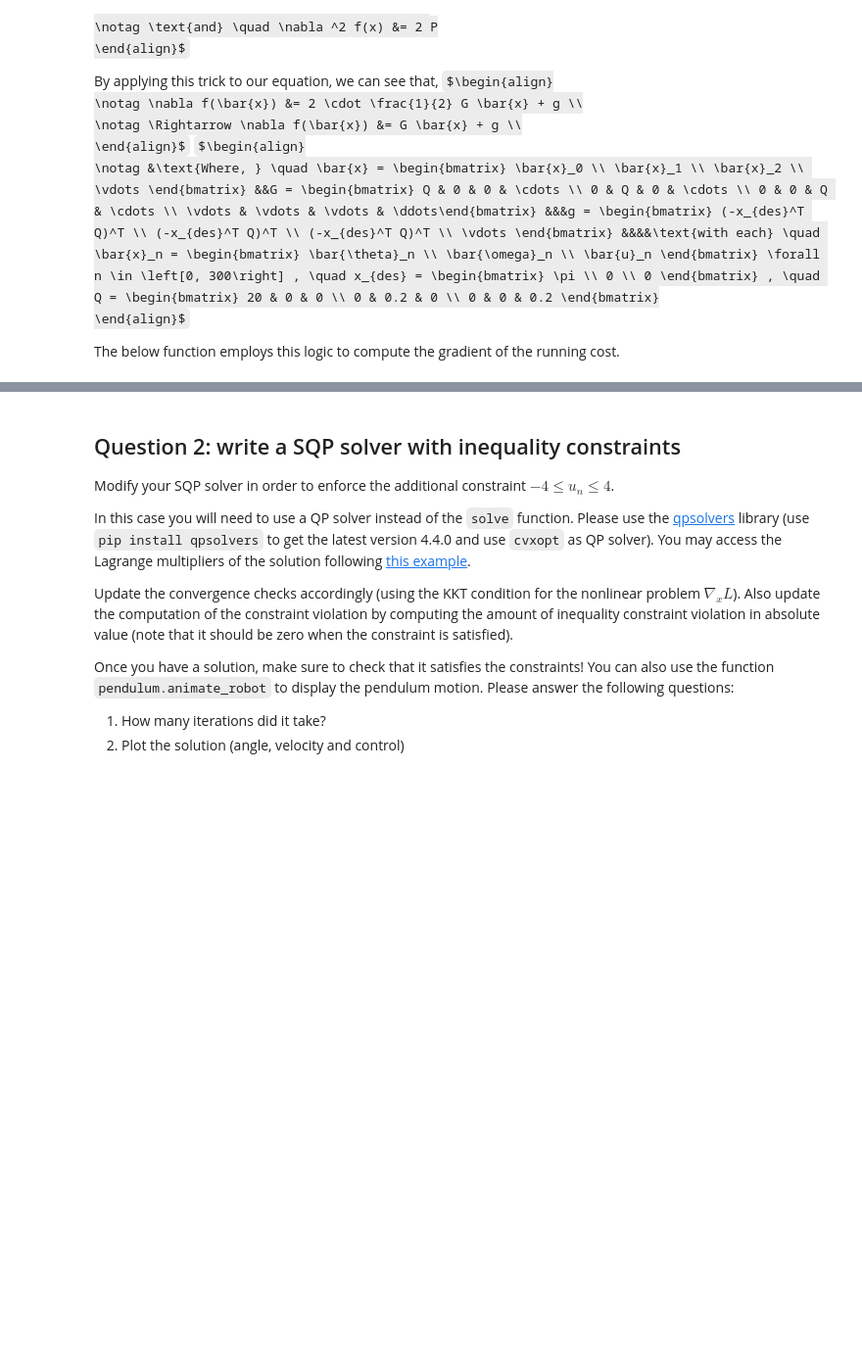
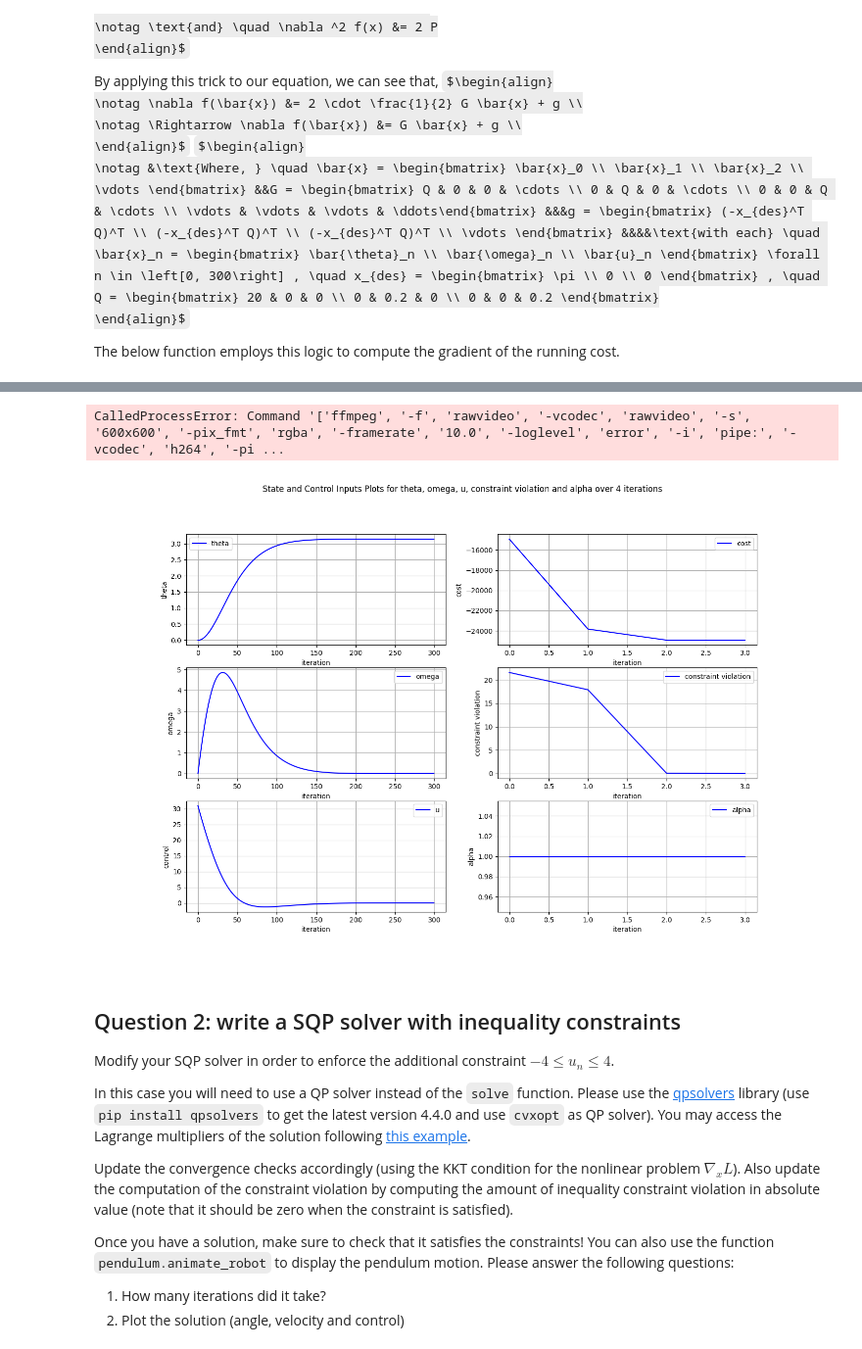
Before and after one commit to shantanu-ghodgaonkar/NYUMSMRFALL24, a Jupyter notebook: Reinforcement Learning and Optimal Control for Robotics (ROB-GY 6323)/Homework/Series 2/exercise 3_pendulum.ipynb, the cells around one changed output, grey strips where cells are left out. Shown: that part at 98% size. Drawn from its saved outputs; the diff is of its cells as text; code cells hidden in the pictures; some formulas as TeX source; blank space fills up the shorter version.

```diff
--- a/Reinforcement Learning and Optimal Control for Robotics (ROB-GY 6323)/Homework/Series 2/exercise 3_pendulum.ipynb
+++ b/Reinforcement Learning and Optimal Control for Robotics (ROB-GY 6323)/Homework/Series 2/exercise 3_pendulum.ipynb
@@ -143,5 +174,5 @@ Based on this logic, the below function was written to compute the values of $G(
 # %%
-def compute_G_g(bar_x: np.ndarray):
+def compute_G_g(bar_x: np.ndarray, N=300):
     """
     Compute the Jacobian matrix G and the residual vector g for the linear approximation
     of the constraints in the Sequential Quadratic Programming (SQP) method.
@@ -162,14 +193,14 @@ def compute_G_g(bar_x: np.ndarray):
     Returns:
         G (np.ndarray):
             Jacobian matrix of the constraints with respect to the variables.
-            Shape: (2 * N + 2, 3 * N)
+            Shape: (2 * N + 2, 3 * N1)
             Each row corresponds to a constraint, and each column corresponds to a variable
             in `bar_x`. The matrix is structured to accommodate the initial conditions and
             the dynamic constraints for each time step.
 
         g (np.ndarray):
             Residual vector of the constraints evaluated at `bar_x`.
-            Shape: (2 * N + 2, 1)
+            Shape: (2 * N1 + 2, 1)
             Each entry represents the negative of the constraint function evaluated at
             the current guess `bar_x`. This vector is used to form the linearized
             constraints in the SQP algorithm.
@@ -208,7 +239,7 @@ def compute_G_g(bar_x: np.ndarray):
                 [1, delta_t, 0, -1, 0, 0],  # Derivatives for theta constraint
                 [
                     # Derivative w.r.t theta_n for omega constraint
-                    -(delta_t * gravity * np.cos(bar_theta_i)),
+                    -(delta_t * gravity * np.cos(bar_theta_i)[0]),
                     1,
                     delta_t,
                     0,
@@ -225,7 +256,7 @@ def compute_G_g(bar_x: np.ndarray):
         G = np.vstack((G, G_i))
 
         # Compute the residuals for the current dynamic constraints
-        g_i = np.array((
+        g_i = np.vstack((
             [
                 bar_theta_i + (delta_t * bar_omega_i) - bar_theta_ip1
             ],  # Residual for theta constraint: theta_n + delta_t * omega_n - theta_{n+1}
@@ -278,7 +309,7 @@ $\begin{align}
 
 The below function employs this logic to compute the gradient of the running cost.
 # %%
-def cost_grad(bar_x: np.ndarray):
+def cost_grad(bar_x: np.ndarray, N=300):
     """
     Compute the gradient of the cost function for the optimal control problem.
 
@@ -327,7 +358,7 @@ def cost_grad(bar_x: np.ndarray):
     # Compute the vector g by repeating (Q @ x_des) N times
     # (Q @ x_des) results in a (3, 1) vector
     # After flattening and tiling, g has shape (3*N, 1)
-    g = np.tile((Q @ x_des).flatten(), N).reshape(-1, 1)
+    g = np.tile(-(Q @ x_des).flatten(), N).reshape(-1, 1)
 
     # Compute and return the gradient of the cost function: ∇f(x) = G * bar_x + g
     # bar_x is expected to be a (3*N, 1) vector
@@ -354,13 +385,13 @@ $$ \nabla_{xx} ^2 \mathcal{L} (x) = 2 \cdot \begin{bmatrix} Q & 0 & 0 & \cdots \
 
 We shall use this logic to write the function for this computation, as shown below.
 # %%
-def compute_hessian_L():
+def compute_hessian_L(N=300):
     """Function to compute the hessian of the lagrangian, ignoring second order derivatives of the constraints
 
     Returns:
         np.ndarray: Hessian of the lagrangian
     """
-    return 2 * block_diag(*([np.array([[20, 0, 0], [0, 0.2, 0], [0, 0, 0.2]])] * N))
+    return block_diag(*([np.array([[20, 0, 0], [0, 0.2, 0], [0, 0, 0.2]])] * N))
 # %% [markdown]
 #### 6. Solving the KKT System
 Now that we have obtained all the prerequsites for forming the KKT System of equations, we shall now have to solve the QP,
@@ -405,3 +564,62 @@ def solve_KKT(bar_x: np.ndarray):
+# %%
+x_init = np.array([theta[:, 0], omega[:, 0]])
+pendulum.animate_robot(x_init, controls)
+# %% [output]
+CalledProcessError: Command '['ffmpeg', '-f', 'rawvideo', '-vcodec', 'rawvideo', '-s', '600x600', '-pix_fmt', 'rgba', '-framerate', '10.0', '-loglevel', 'error', '-i', 'pipe:', '-vcodec', 'h264', '-pi ...
+# %%
+x_figsize = 15
+y_figsize = 10
+# Create a time array based on the number of columns in x1 or x2
+time = np.arange(theta.shape[1])
+
+# Create a single figure with a 3-row, 2-column layout
+fig, axs = plt.subplots(3, 2, figsize=(x_figsize, y_figsize))
+fig.suptitle(
+    f"State and Control Inputs Plots for theta, omega, u, constraint violation and alpha over {i+1} iterations")
+
+# Plot theta
+axs[0, 0].plot(time, theta[0, :], label='theta', color='blue')
+axs[0, 0].set_xlabel('iteration')
+axs[0, 0].set_ylabel('theta')
+axs[0, 0].legend()
+axs[0, 0].grid(True)
+
+# Plot omega
+axs[1, 0].plot(time, omega[0, :], label='omega', color='blue')
+axs[1, 0].set_xlabel('iteration')
+axs[1, 0].set_ylabel('omega')
+axs[1, 0].legend()
+axs[1, 0].grid(True)
+
+# Plot u
+axs[2, 0].plot(time, controls[0, :], label='u', color='blue')
+axs[2, 0].set_xlabel('iteration')
+axs[2, 0].set_ylabel('control')
+axs[2, 0].legend()
+axs[2, 0].grid(True)
+
+# Plot cost
+axs[0, 1].plot(cost_history, label='cost', color='blue')
+axs[0, 1].set_xlabel('iteration')
+axs[0, 1].set_ylabel('cost')
+axs[0, 1].legend()
+axs[0, 1].grid(True)
+
+# Plot constraint violation
+axs[1, 1].plot(c_history, label='constraint violation', color='blue')
+axs[1, 1].set_xlabel('iteration')
+axs[1, 1].set_ylabel('constraint violation')
+axs[1, 1].legend()
+axs[1, 1].grid(True)
+
+# Plot alpha
+axs[2, 1].plot(alpha_history, label='alpha', color='blue')
+axs[2, 1].set_xlabel('iteration')
+axs[2, 1].set_ylabel('alpha')
+axs[2, 1].legend()
+axs[2, 1].grid(True)
+# %% [output]
+[figure, added]
 # %% [markdown]
 ## Question 2: write a SQP solver with inequality constraints
 Modify your SQP solver in order to enforce the additional constraint $-4 \leq u_n \leq 4$.
```
Also changed, not shown: parts of 21 cells of this notebook, 5 other files.
